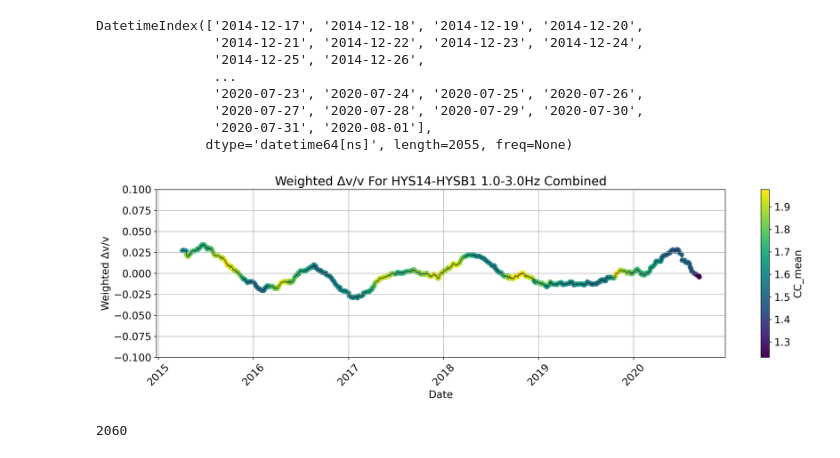
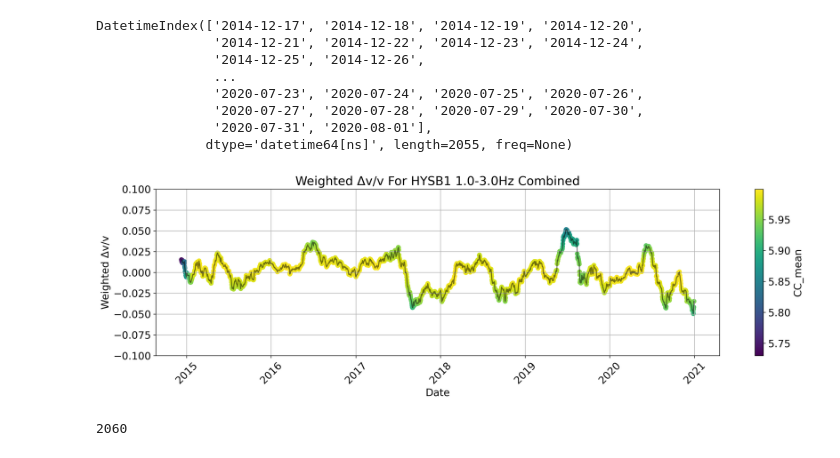
Before and after one commit to MaleenKidiwela/AmbientNoiseOOI, a Jupyter notebook: src/Plotting.ipynb, the cells around one changed output. Cells and saved outputs as stored; diff of their text form; code cells hidden in the pictures.

```diff
--- a/src/Plotting.ipynb
+++ b/src/Plotting.ipynb
@@ -75,12 +79,16 @@ import matplotlib.cm as cm
 
 # Define the paths to your CSV files
 file_paths = [
-    '14B1_60daystack_1p0to3p0 positiveZZ 6065svd7x.csv',
-    '14B1_60daystack_1p0to3p0 negativeZZ 6560svd7x.csv'
+    'B1_60daystack_1p0to3p0 positiveZN 515svd7x.csv',
+    'B1_60daystack_1p0to3p0 negativeZN 155svd7x.csv',
+    'B1_60daystack_1p0to3p0 positiveNE 515svd7x.csv',
+    'B1_60daystack_1p0to3p0 negativeNE 155svd7x.csv',
+    'B1_60daystack_1p0to3p0 positiveZE 515svd7x.csv',
+    'B1_60daystack_1p0to3p0 negativeZE 155svd7x.csv',
 ]
 
 # Predefined array with multipliers (-1 or +1)
-multipliers = [-1, -1, -1, -1, 1, -1]
+multipliers = [-1, -1, -1, 1, -1, -1]
 
 dataframes = []
 for path, multiplier in zip(file_paths, multipliers):
@@ -103,13 +111,13 @@ interpolated_dfs = [df.reindex(unified_index).interpolate() for df in dataframes
 
 # Define the date range to exclude
 start_date = pd.to_datetime("2010-01-01")
-end_date = pd.to_datetime("2015-01-15")
+end_date = pd.to_datetime("2014-01-15")
 
 # Exclude the specified date range
 for i in range(len(interpolated_dfs)):
     interpolated_dfs[i] = interpolated_dfs[i].drop(interpolated_dfs[i].loc[start_date:end_date].index)
 
-start_date = pd.to_datetime("2020-08-01")
+start_date = pd.to_datetime("2020-12-01")
 end_date = pd.to_datetime("2021-01-15")
 
 # Exclude the specified date range
@@ -127,33 +135,33 @@ norm = mcolors.Normalize(vmin=CC_mean.min(), vmax=CC_mean.max())
 cmap = cm.viridis  # Can choose any available colormap
 
 # Create a DataFrame for the weighted Δv/v time series
 weighted_dvv_df = pd.DataFrame(weighted_dvv, columns=['Weighted Δv/v'])
 
-weighted_dvv_df.index = weighted_dvv_df.index + pd.DateOffset(days=45)
+weighted_dvv_df.index = weighted_dvv_df.index + pd.DateOffset(days=30)
 
 # Plotting the weighted Δv/v time series with color-coded CC_mean
 plt.figure(figsize=(16, 5), dpi=300)
 # Scatter plot for individual markers with color coding
 sc = plt.scatter(weighted_dvv_df.index, weighted_dvv_df['Weighted Δv/v'], c=CC_mean, cmap=cmap, norm=norm, label='Weighted Δv/v')
 # Line plot to connect markers
 plt.plot(weighted_dvv_df.index, weighted_dvv_df['Weighted Δv/v'], 'k-', alpha=0.5)  # Adjust alpha for line transparency
 plt.colorbar(sc, label='CC_mean')
 # Adding a trend line
 z = np.polyfit(weighted_dvv_df.index.astype(np.int64), weighted_dvv_df['Weighted Δv/v'], 1)
 p = np.poly1d(z)
 plt.plot(weighted_dvv_df.index, p(weighted_dvv_df.index.astype(np.int64)), "r--", label='Trend Line')
-plt.title('Weighted Δv/v For HYS14-HYSB1 1.0-3.0Hz Combined')
+plt.title('Weighted Δv/v For HYSB1 1.0-3.0Hz Combined')
 plt.xlabel('Date')
 plt.ylim([-0.1,0.1])
 plt.ylabel('Weighted Δv/v')
 plt.grid(True)
 plt.rcParams.update({'font.size': 15})  # Increase font size
 #start_date = pd.to_datetime("2010-07-01")
 #end_date = pd.to_datetime("2024-03-01")
 
 #plt.xlim([start_date, end_date])
 plt.xticks(rotation=45)
 plt.tight_layout()
 plt.show()
 # %% [output]
-[figure, old version]
+[figure, new version]
```
Also changed, not shown: parts of 2 cells of this notebook, 23 other files.
